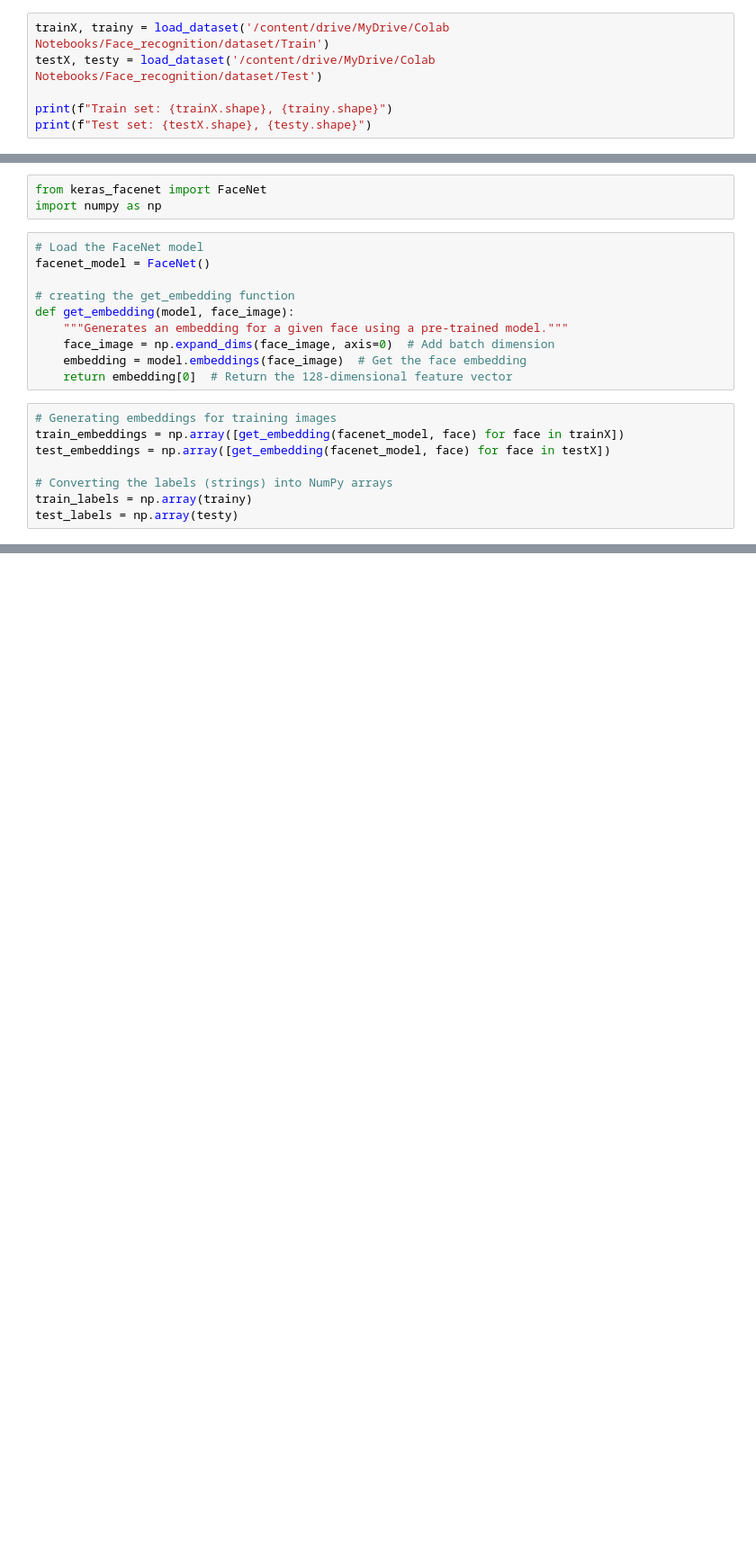
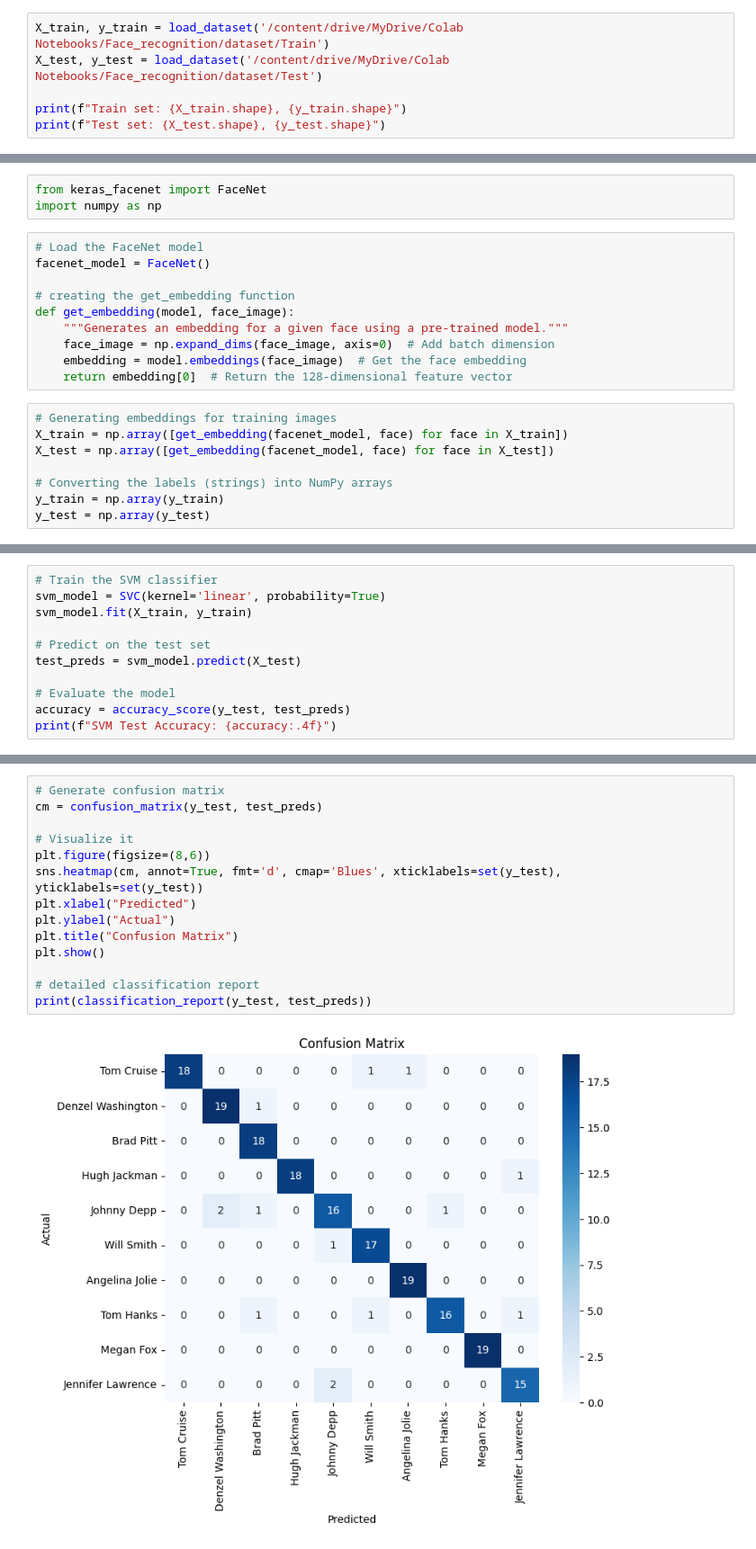
Before and after one commit to adeniyidavid/Face-Recognition-Project, a Jupyter notebook: face_recognition_1.ipynb, the cells around one changed output, grey strips where cells are left out. Shown at 90% size. Cells and saved outputs as stored; diff of their text form; blank space fills up the shorter version.

Commit message:
Update - Modelling with facenet

```diff
--- a/face_recognition_1.ipynb
+++ b/face_recognition_1.ipynb
@@ -91,11 +89,11 @@ def load_dataset(parent_directory):
 
     return np.array(X), np.array(y)
 # %%
-trainX, trainy = load_dataset('/content/drive/MyDrive/Colab Notebooks/Face_recognition/dataset/Train')
-testX, testy = load_dataset('/content/drive/MyDrive/Colab Notebooks/Face_recognition/dataset/Test')
+X_train, y_train = load_dataset('/content/drive/MyDrive/Colab Notebooks/Face_recognition/dataset/Train')
+X_test, y_test = load_dataset('/content/drive/MyDrive/Colab Notebooks/Face_recognition/dataset/Test')
 
-print(f"Train set: {trainX.shape}, {trainy.shape}")
-print(f"Test set: {testX.shape}, {testy.shape}")
+print(f"Train set: {X_train.shape}, {y_train.shape}")
+print(f"Test set: {X_test.shape}, {y_test.shape}")
 # %% [output]
 Train set: (769, 160, 160, 3), (769,)
 Test set: (189, 160, 160, 3), (189,)
@@ -137,10 +135,10 @@ def get_embedding(model, face_image):
     return embedding[0]  # Return the 128-dimensional feature vector
 # %%
 # Generating embeddings for training images
-train_embeddings = np.array([get_embedding(facenet_model, face) for face in trainX])
-test_embeddings = np.array([get_embedding(facenet_model, face) for face in testX])
+X_train = np.array([get_embedding(facenet_model, face) for face in X_train])
+X_test = np.array([get_embedding(facenet_model, face) for face in X_test])
 
 # Converting the labels (strings) into NumPy arrays
-train_labels = np.array(trainy)
-test_labels = np.array(testy)
+y_train = np.array(y_train)
+y_test = np.array(y_test)
 # %% [output]
@@ -168,0 +182,11 @@ np.savez_compressed('/content/drive/MyDrive/Colab Notebooks/Face_recognition/fac
+# %%
+# Train the SVM classifier
+svm_model = SVC(kernel='linear', probability=True)
+svm_model.fit(X_train, y_train)
+
+# Predict on the test set
+test_preds = svm_model.predict(X_test)
+
+# Evaluate the model
+accuracy = accuracy_score(y_test, test_preds)
+print(f"SVM Test Accuracy: {accuracy:.4f}")
@@ -168,0 +195,16 @@ np.savez_compressed('/content/drive/MyDrive/Colab Notebooks/Face_recognition/fac
+# %%
+# Generate confusion matrix
+cm = confusion_matrix(y_test, test_preds)
+
+# Visualize it
+plt.figure(figsize=(8,6))
+sns.heatmap(cm, annot=True, fmt='d', cmap='Blues', xticklabels=set(y_test), yticklabels=set(y_test))
+plt.xlabel("Predicted")
+plt.ylabel("Actual")
+plt.title("Confusion Matrix")
+plt.show()
+
+# detailed classification report
+print(classification_report(y_test, test_preds))
+# %% [output]
+[figure, added]
```
Also changed, not shown: parts of 14 cells of this notebook.
